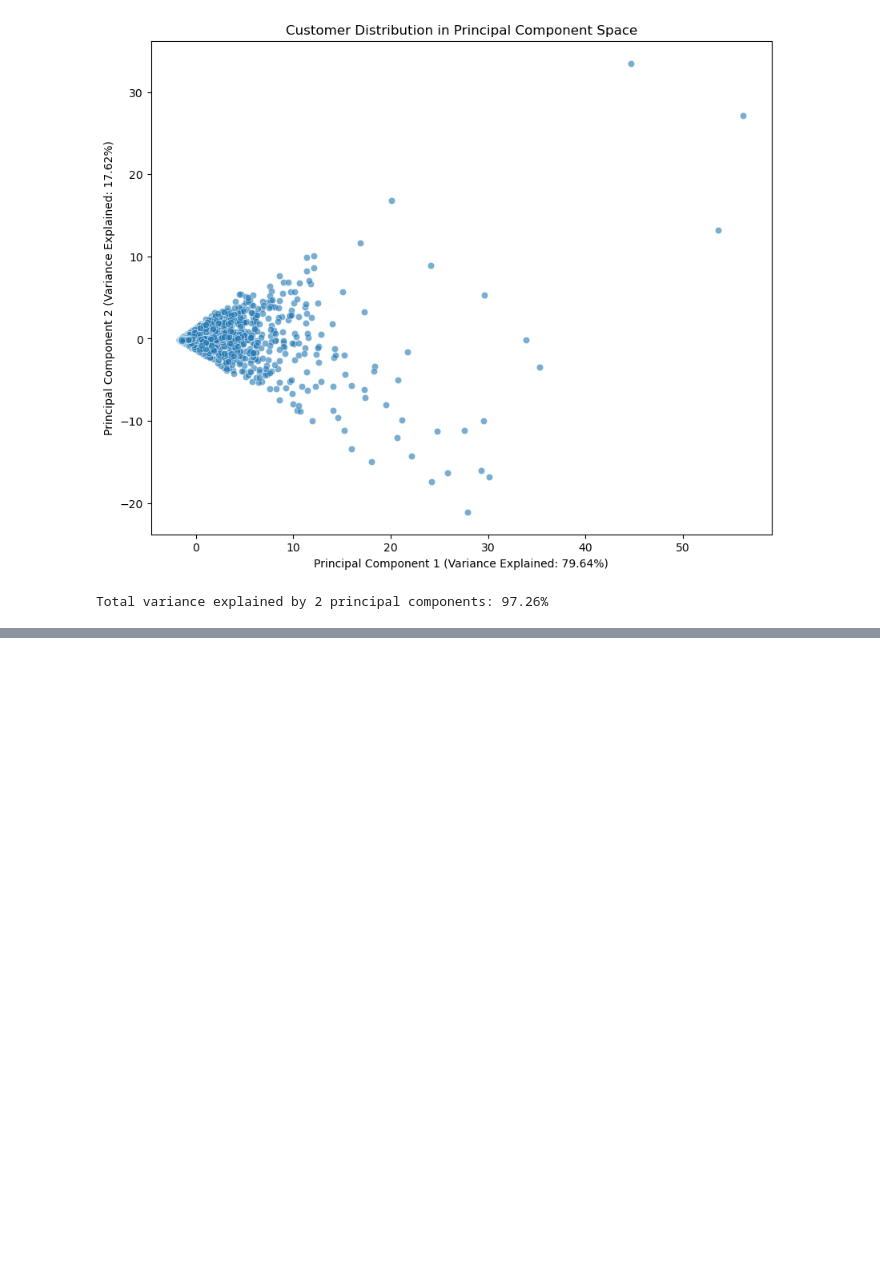
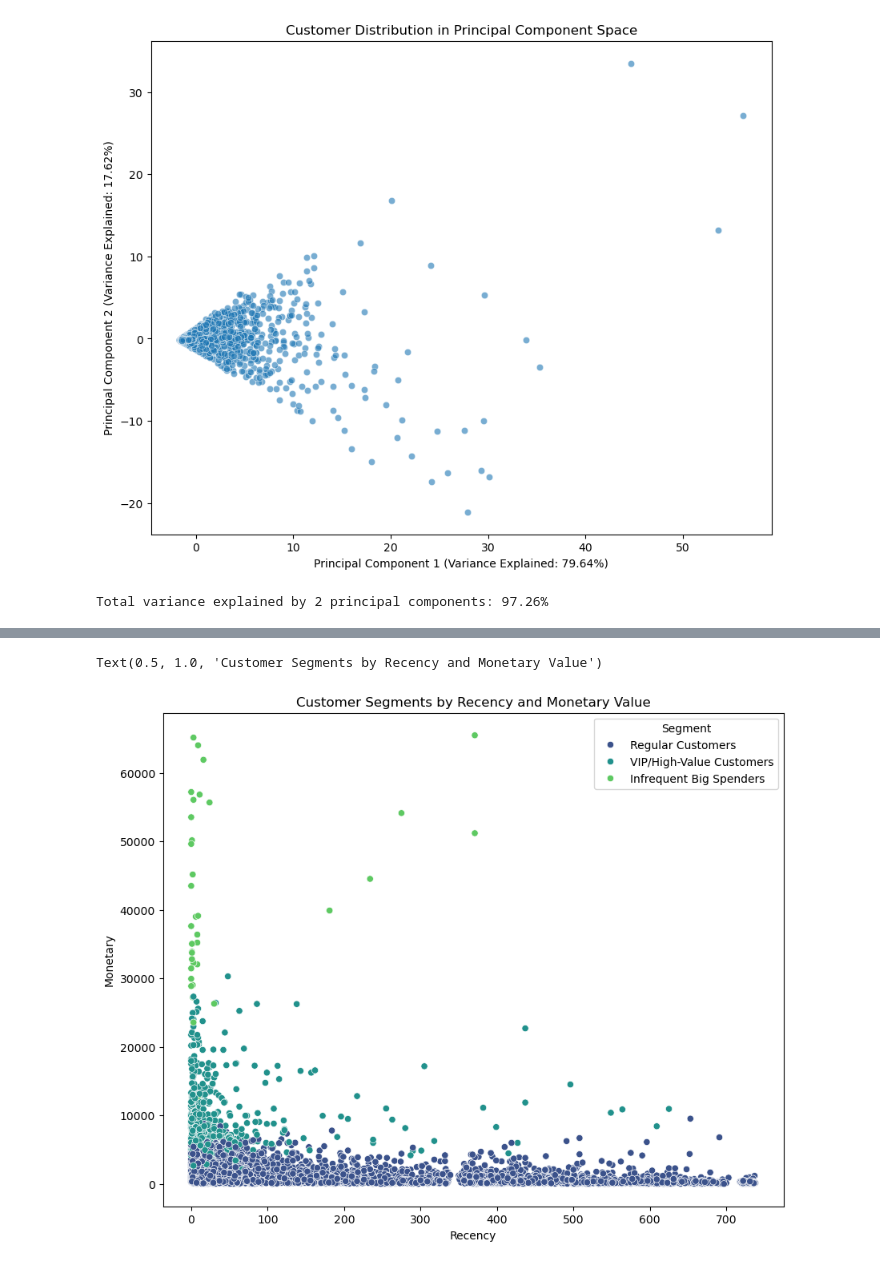
Before and after one commit to davidry777/FACETS-LLM, a Jupyter notebook: notebooks/customer_segmentation.ipynb, the cells around one changed output, grey strips where cells are left out. Saved outputs shown, nothing was run; the diff lists cells and outputs as text; code cells hidden in the pictures; blank space fills up the shorter version.

```diff
--- a/notebooks/customer_segmentation.ipynb
+++ b/notebooks/customer_segmentation.ipynb
@@ -184,0 +229,7 @@ Optimal number of clusters based on silhouette score: 2
+# %%
+plt.figure(figsize=(10, 8))
+sns.scatterplot(data=uk_rfm_processed, x='Recency', y='Monetary', hue='Segment', palette='viridis')
+plt.title('Customer Segments by Recency and Monetary Value')
+# %% [output]
+Text(0.5, 1.0, 'Customer Segments by Recency and Monetary Value')
+[figure, added]
```
Also changed, not shown: parts of 8 cells of this notebook, 1 other file.
